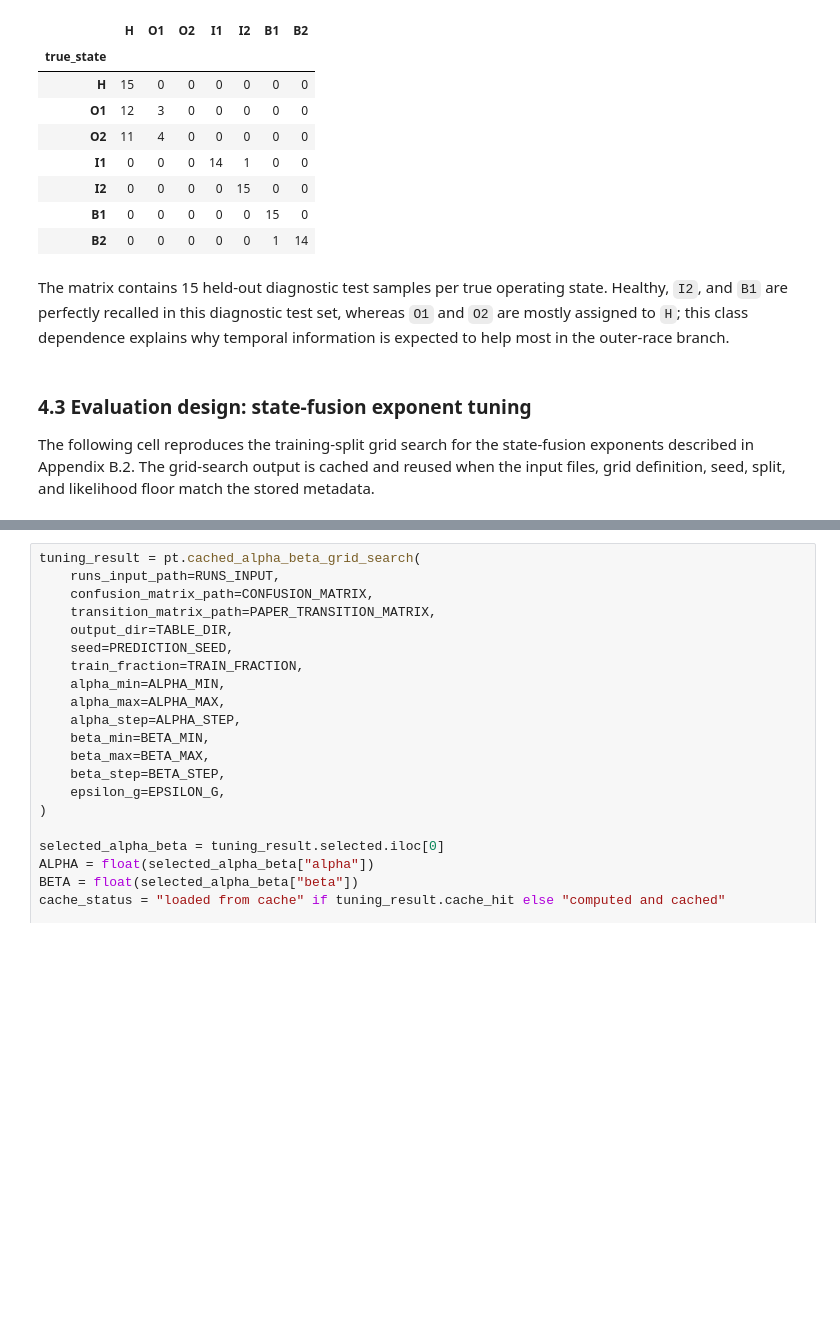
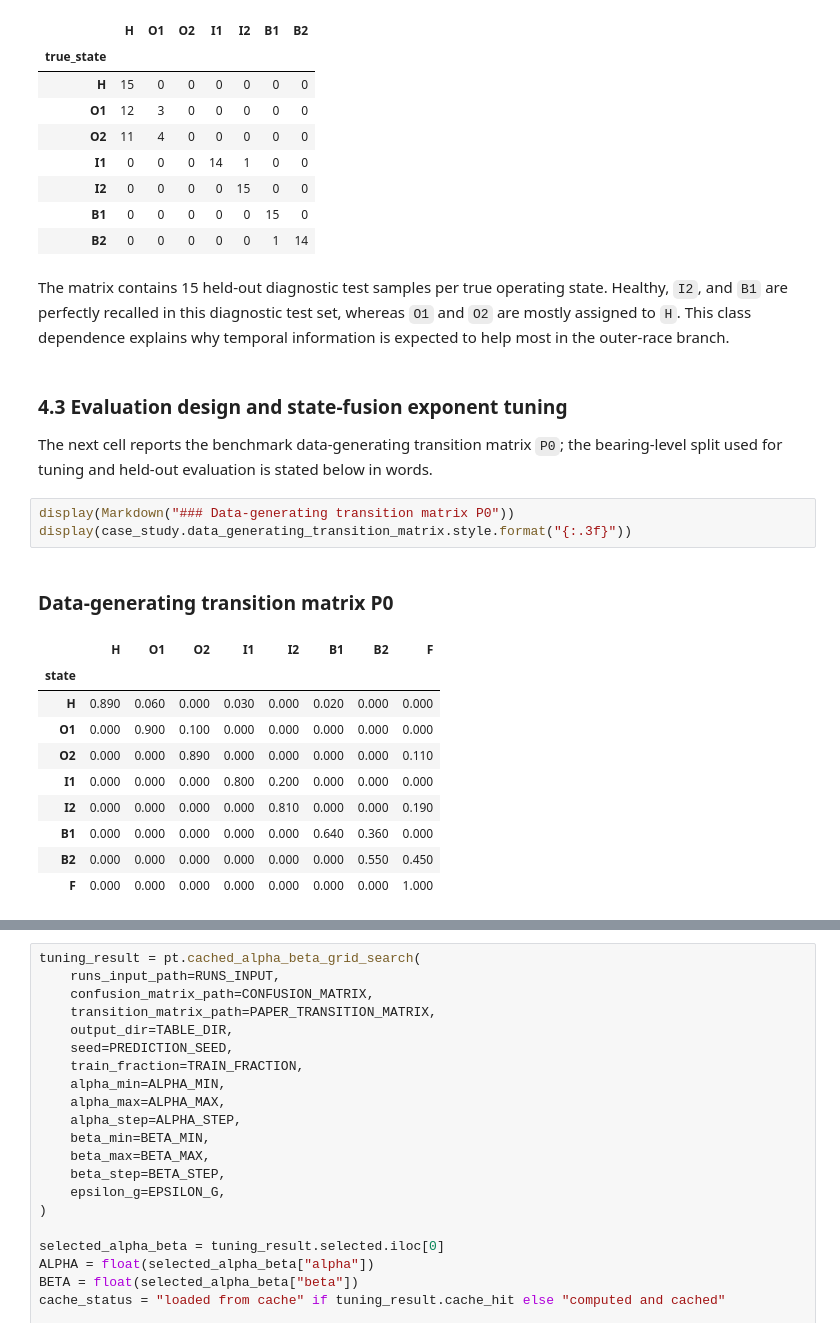
Before and after one commit to InoWelters/Markov-Diagnostic-State-Fusion, a Jupyter notebook: main.ipynb, the cells around one changed output, grey strips where cells are left out. Cells and saved outputs as stored; diff of their text form; blank space fills up the shorter version.

```diff
--- a/main.ipynb
+++ b/main.ipynb
@@ -123,8 +185,23 @@ display(diagnostic_observation_model)
 | B1 | 0 | 0 | 0 | 0 | 0 | 15 | 0 |
 | B2 | 0 | 0 | 0 | 0 | 0 | 1 | 14 |
 # %% [markdown]
-The matrix contains 15 held-out diagnostic test samples per true operating state. Healthy, `I2`, and `B1` are perfectly recalled in this diagnostic test set, whereas `O1` and `O2` are mostly assigned to `H`; this class dependence explains why temporal information is expected to help most in the outer-race branch.
+The matrix contains 15 held-out diagnostic test samples per true operating state. Healthy, `I2`, and `B1` are perfectly recalled in this diagnostic test set, whereas `O1` and `O2` are mostly assigned to `H`. This class dependence explains why temporal information is expected to help most in the outer-race branch.
 # %% [markdown]
-### 4.3 Evaluation design: state-fusion exponent tuning
+### 4.3 Evaluation design and state-fusion exponent tuning
 
-The following cell reproduces the training-split grid search for the state-fusion exponents described in Appendix B.2. The grid-search output is cached and reused when the input files, grid definition, seed, split, and likelihood floor match the stored metadata.
+The next cell reports the benchmark data-generating transition matrix `P0`; the bearing-level split used for tuning and held-out evaluation is stated below in words.
+# %%
+display(Markdown("### Data-generating transition matrix P0"))
+display(case_study.data_generating_transition_matrix.style.format("{:.3f}"))
+# %% [output]
+### Data-generating transition matrix P0
+|  | H | O1 | O2 | I1 | I2 | B1 | B2 | F |
+| state |  |  |  |  |  |  |  |  |
+| H | 0.890 | 0.060 | 0.000 | 0.030 | 0.000 | 0.020 | 0.000 | 0.000 |
+| O1 | 0.000 | 0.900 | 0.100 | 0.000 | 0.000 | 0.000 | 0.000 | 0.000 |
+| O2 | 0.000 | 0.000 | 0.890 | 0.000 | 0.000 | 0.000 | 0.000 | 0.110 |
+| I1 | 0.000 | 0.000 | 0.000 | 0.800 | 0.200 | 0.000 | 0.000 | 0.000 |
+| I2 | 0.000 | 0.000 | 0.000 | 0.000 | 0.810 | 0.000 | 0.000 | 0.190 |
+| B1 | 0.000 | 0.000 | 0.000 | 0.000 | 0.000 | 0.640 | 0.360 | 0.000 |
+| B2 | 0.000 | 0.000 | 0.000 | 0.000 | 0.000 | 0.000 | 0.550 | 0.450 |
+| F | 0.000 | 0.000 | 0.000 | 0.000 | 0.000 | 0.000 | 0.000 | 1.000 |
```
Also changed, not shown: parts of 10 cells of this notebook, 8 other files.
